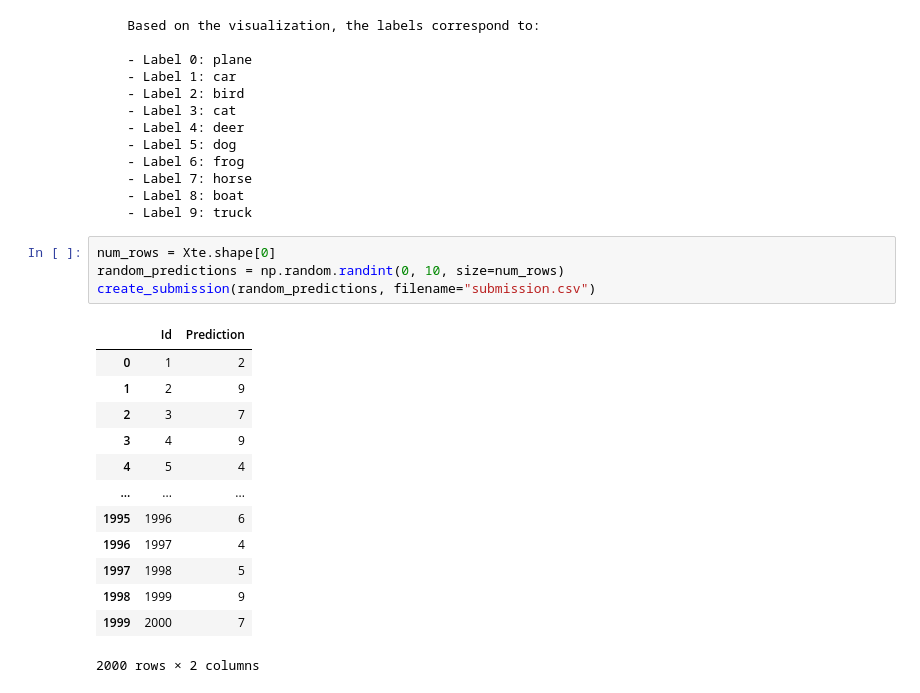
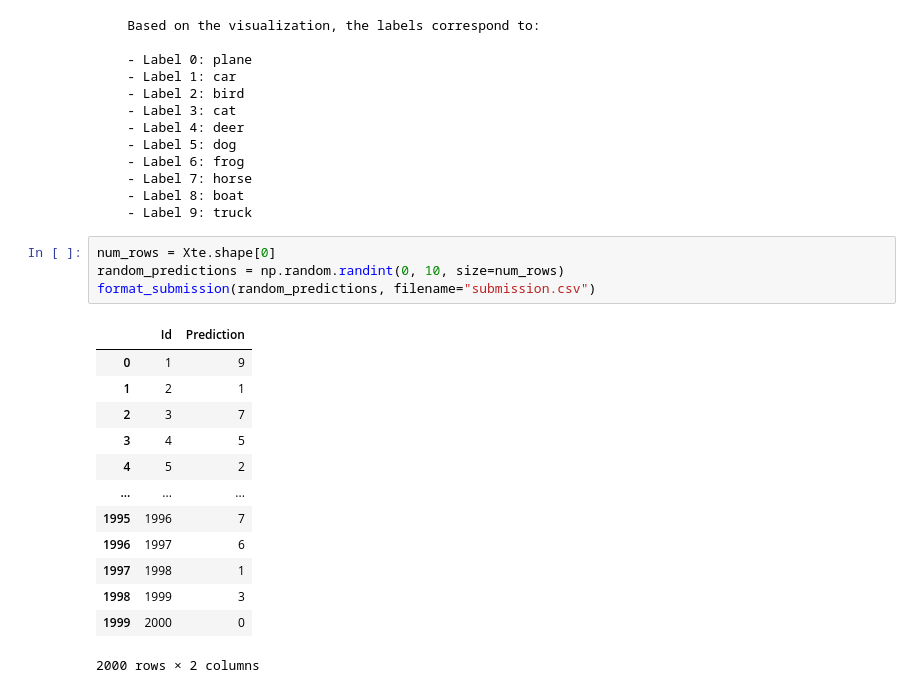
Before and after one commit to dparicio/Kernel-Methods-Challenge, a Jupyter notebook: start.ipynb, the cells around one changed output. Drawn from its saved outputs; the diff is of its cells as text.

```diff
--- a/start.ipynb
+++ b/start.ipynb
@@ -54,20 +54,20 @@ show_images_per_label(Xtr, Ytr, n_per_label=3)
 # %%
 num_rows = Xte.shape[0]
 random_predictions = np.random.randint(0, 10, size=num_rows)
-create_submission(random_predictions, filename="submission.csv")
+format_submission(random_predictions, filename="submission.csv")
 # %% [output]
 |  | Id | Prediction |
-| 0 | 1 | 2 |
-| 1 | 2 | 9 |
+| 0 | 1 | 9 |
+| 1 | 2 | 1 |
 | 2 | 3 | 7 |
-| 3 | 4 | 9 |
-| 4 | 5 | 4 |
+| 3 | 4 | 5 |
+| 4 | 5 | 2 |
 | ... | ... | ... |
-| 1995 | 1996 | 6 |
-| 1996 | 1997 | 4 |
-| 1997 | 1998 | 5 |
-| 1998 | 1999 | 9 |
-| 1999 | 2000 | 7 |
+| 1995 | 1996 | 7 |
+| 1996 | 1997 | 6 |
+| 1997 | 1998 | 1 |
+| 1998 | 1999 | 3 |
+| 1999 | 2000 | 0 |
 2000 rows × 2 columns
 # %%
 # Compute the gram matrix for the training data
```
Also changed, not shown: parts of 5 cells of this notebook, 2 other files.
